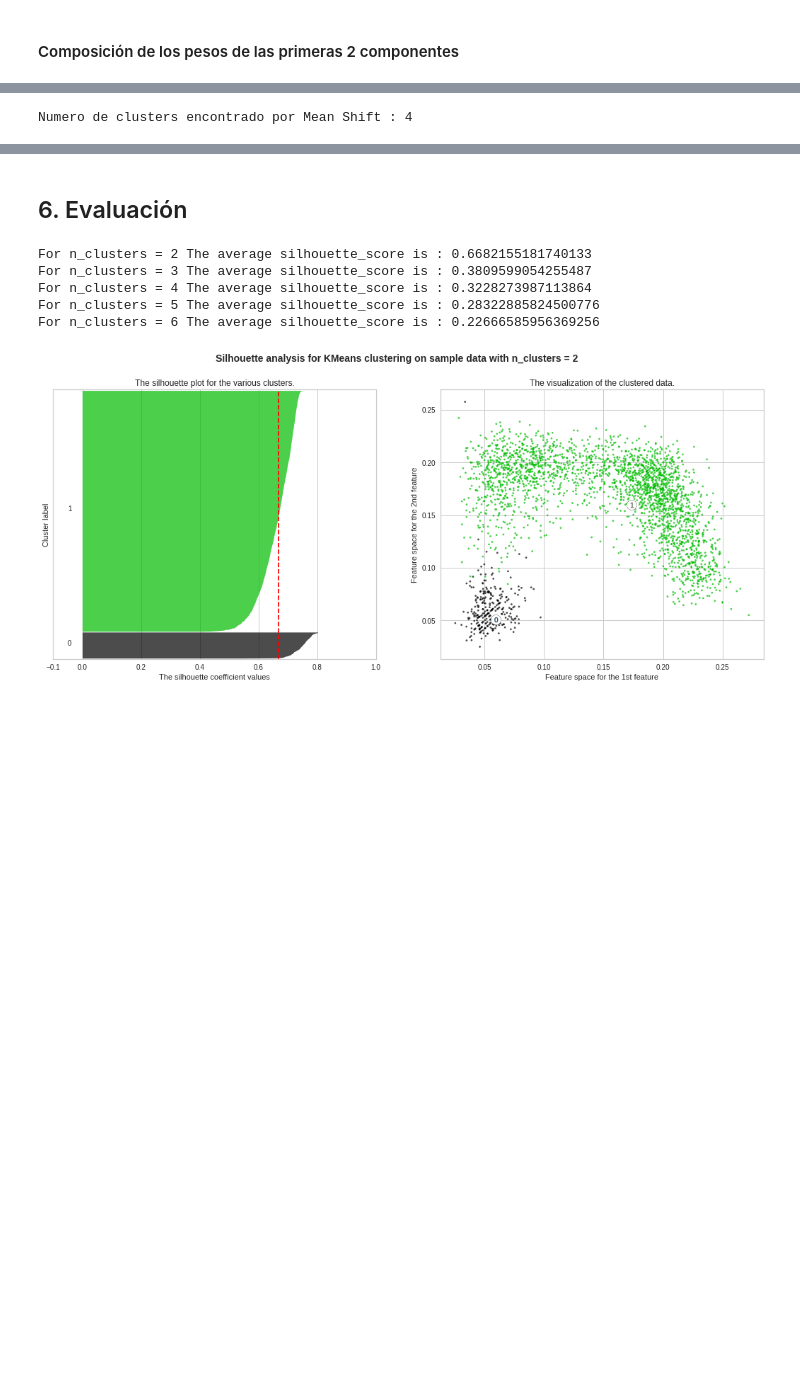
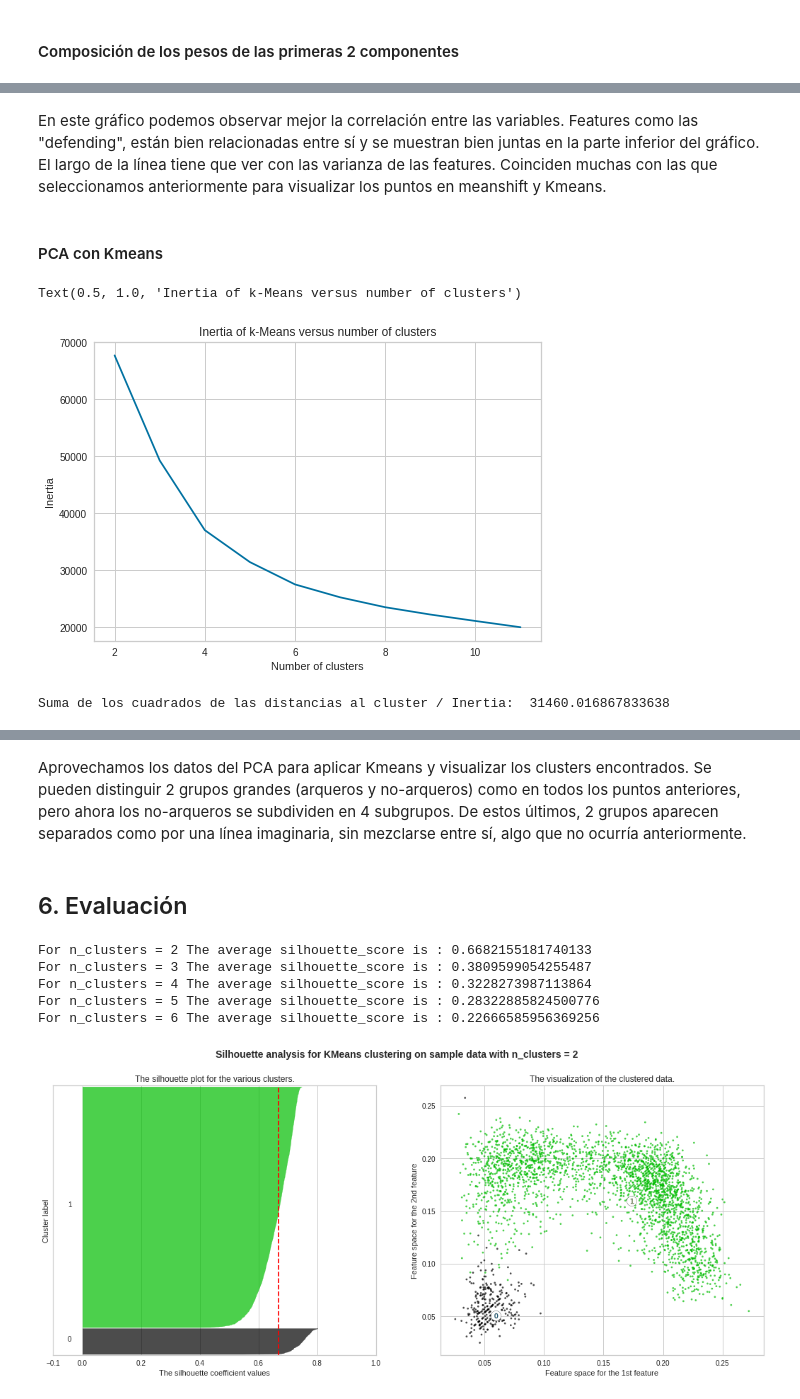
Before and after one commit to melicaffa/AprendizajeNoSupervisado, a Jupyter notebook: TrabajoNoSupervisado.ipynb, the cells around one changed output, grey strips where cells are left out. Saved outputs shown, nothing was run; the diff lists cells and outputs as text; code cells hidden in the pictures; blank space fills up the shorter version.

```diff
--- a/TrabajoNoSupervisado.ipynb
+++ b/TrabajoNoSupervisado.ipynb
@@ -769,7 +811,7 @@ from sklearn import preprocessing
 std_scale=preprocessing.StandardScaler().fit(X)
 X_scaled=std_scale.transform(X) # numpyarray normalizado por columna
 # %%
-pca=decomposition.PCA(n_components=4) #elegimos 2, 3 o 4 pero pueden ser más,
+pca=decomposition.PCA(n_components=5)
 
 pca.fit(X_scaled) #input data is centered but not scaled for each feature before applying the SVD
 
@@ -840,21 +879,37 @@ fig.show(renderer="colab")
 #plot(fig)
 # %% [output]
 [interactive output not drawn]
-# %%
-#Ahora calculamos MeanShift
-ms = MeanShift(bandwidth=19, bin_seeding=True)
-
-ms.fit(X_tsne)
-
-clusters2 = ms.labels_
-cluster_centers = ms.cluster_centers_
-
-labels_unique = np.unique(clusters2)
-n_clusters_ = len(labels_unique)
-
-print("Numero de clusters encontrado por Mean Shift : %d" % n_clusters_)
-# %% [output]
-Numero de clusters encontrado por Mean Shift : 4
+# %% [markdown]
+En este gráfico podemos observar mejor la correlación entre las variables. Features como las "defending", están bien relacionadas entre sí y se muestran bien juntas en la parte inferior del gráfico.
+El largo de la línea tiene que ver con las varianza de las features. Coinciden muchas con las que seleccionamos anteriormente para visualizar los puntos en meanshift y Kmeans.
+# %% [markdown]
+#### PCA con Kmeans
+# %%
+#Prueba: para elegir el hiperparámetro n_clusters, variando de 2 a 11 clusters
+scores = [KMeans(n_clusters=i+2).fit(X_projected).inertia_ for i in range(10)]
+
+from matplotlib import pyplot as plt
+plt.plot(np.arange(2, 12), scores)
+plt.xlabel('Number of clusters')
+plt.ylabel("Inertia")
+plt.title("Inertia of k-Means versus number of clusters")
+#intertia: within-cluster sum-of-squares
+# %% [output]
+Text(0.5, 1.0, 'Inertia of k-Means versus number of clusters')
+[figure, added]
+# %%
+#Ahora calculamos Kmeans
+# Número de clusters buscado
+n_clust = 5
+
+km = KMeans(n_clusters=n_clust)
+km.fit(X_projected)
+
+# Recuperacion de etiquetas
+clusters = km.labels_
+print('Suma de los cuadrados de las distancias al cluster / Inertia: ', km.inertia_)
+# %% [output]
+Suma de los cuadrados de las distancias al cluster / Inertia:  31460.016867833638
 # %%
 data=[]
 bool_crack=df_acp["overall"] > 85
@@ -888,5 +944,9 @@ fig.show(renderer="colab")
 # %% [output]
 [interactive output not drawn]
+# %% [markdown]
+Aprovechamos los datos del PCA para aplicar Kmeans y visualizar los clusters encontrados.
+Se pueden distinguir 2 grupos grandes (arqueros y no-arqueros) como en todos los puntos anteriores, pero ahora los no-arqueros se subdividen en 4 subgrupos.
+De estos últimos, 2 grupos aparecen separados como por una línea imaginaria, sin mezclarse entre sí, algo que no ocurría anteriormente.
 # %% [markdown]
 ## 6. Evaluación
 # %%
```
Also changed, not shown: parts of 47 cells of this notebook.
